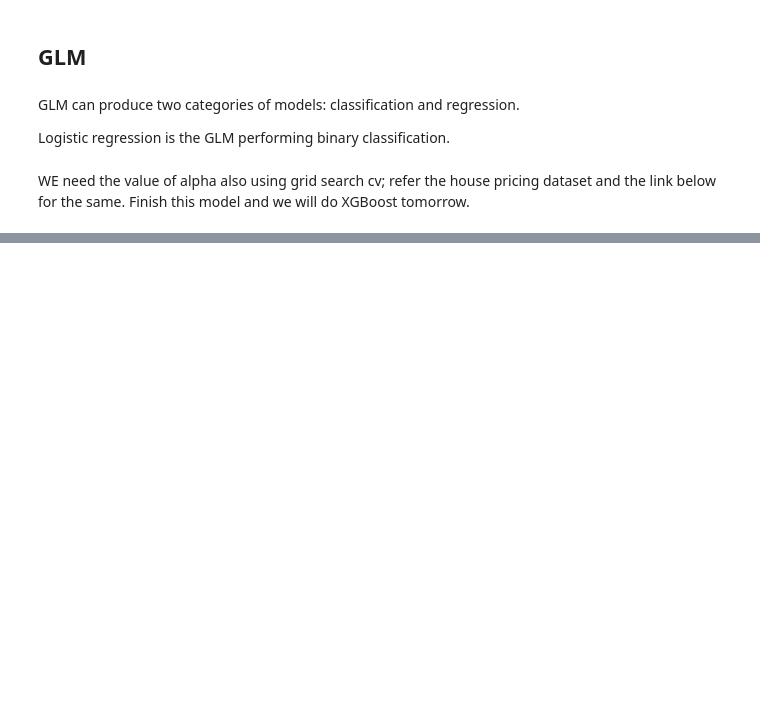
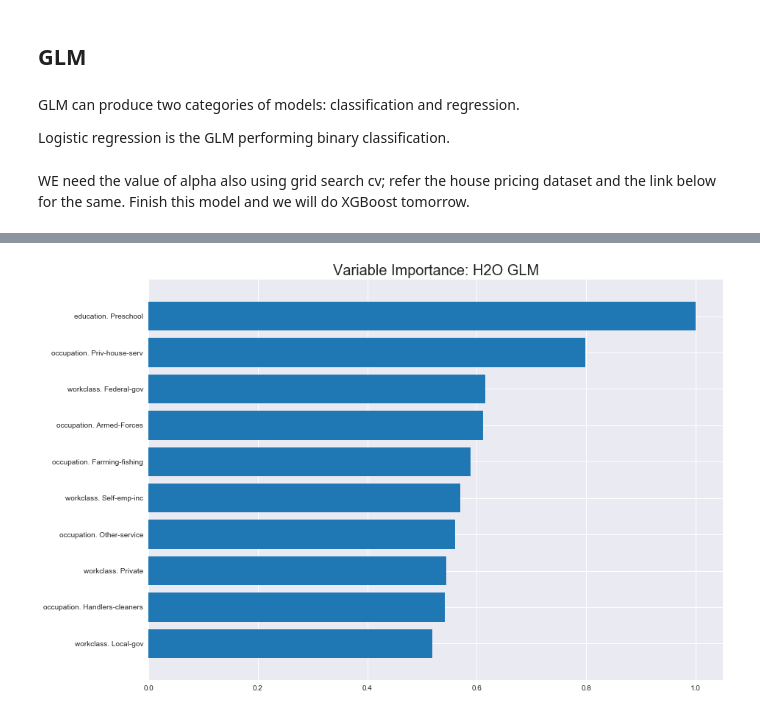
Before and after one commit to avecsally/Discover_Discriminatory_Bias_in_High_Accuracy_Models_Embedded_in_Machine_Learning_Algorithms, a Jupyter notebook: paper.ipynb, the cells around one changed output, grey strips where cells are left out. Cells and saved outputs as stored; diff of their text form; code cells hidden in the pictures; blank space fills up the shorter version.

```diff
--- a/paper.ipynb
+++ b/paper.ipynb
@@ -230,19 +340,0 @@ https://docs.h2o.ai/h2o/latest-stable/h2o-docs/data-science/algo-params/lambda.h
-# %%
-# set the predictor names and the response column name
-
-hf=h2o.H2OFrame(train)
-gf=h2o.H2OFrame(test)
-response_col = 'class'
-predictors = list(train.columns.values)
-predictors.remove('class')
-
-
-# try using the `lambda_` parameter:
-# initialize your estimator
-class_glm = H2OGeneralizedLinearEstimator(family = 'binomial', lambda_ = .0001)
-
-# then train your model
-class_glm.train(x = predictors, y = response_col, training_frame = hf, validation_frame = gf)
-
-# print the auc for the validation data
-print(class_glm.auc(valid=True))
@@ -252,25 +344,12 @@ print(class_glm.auc(valid=True))
 # Example of values to grid over for `lambda`
 # import Grid Search
 
-# select the values for lambda_ to grid over
 hyper_params = {'lambda': [1, 0.5, 0.1, 0.01, 0.001, 0.0001, 0.00001, 0]}
 
-# this example uses cartesian grid search because the search space is small
-# and we want to see the performance of all models.
-#For a larger search space use random grid search instead: {'strategy': "RandomDiscrete"}
-# initialize the glm estimator
-class_glm_2 = H2OGeneralizedLinearEstimator(family = 'binomial')
 
-# build grid search with previously made GLM and hyperparameters
-grid = H2OGridSearch(model = class_glm_2, hyper_params = hyper_params,
+glm = H2OGeneralizedLinearEstimator(family = 'binomial',remove_collinear_columns=True)
+
+grid = H2OGridSearch(model = glm, hyper_params = hyper_params,
                      search_criteria = {'strategy': "Cartesian"})
 
-# train using the grid
-grid.train(x = predictors, y = response_col, training_frame = hf, validation_frame = gf)
-
-# sort the grid models by decreasing AUC
-grid_table = grid.get_grid(sort_by = 'auc', decreasing = True)
-print(grid_table)
-
-best = grid_table.models[0]
-print(best.actual_params['lambda'])
+grid.train(x = predictors, y = response_col, training_frame = hf, validation_frame = gf,nfolds=5,seed=1)
@@ -294,0 +489,4 @@ print(best.actual_params['lambda'])
+# %%
+best.varimp_plot()
+# %% [output]
+[figure, added]
```
Also changed, not shown: parts of 27 cells of this notebook, 2 other files.
